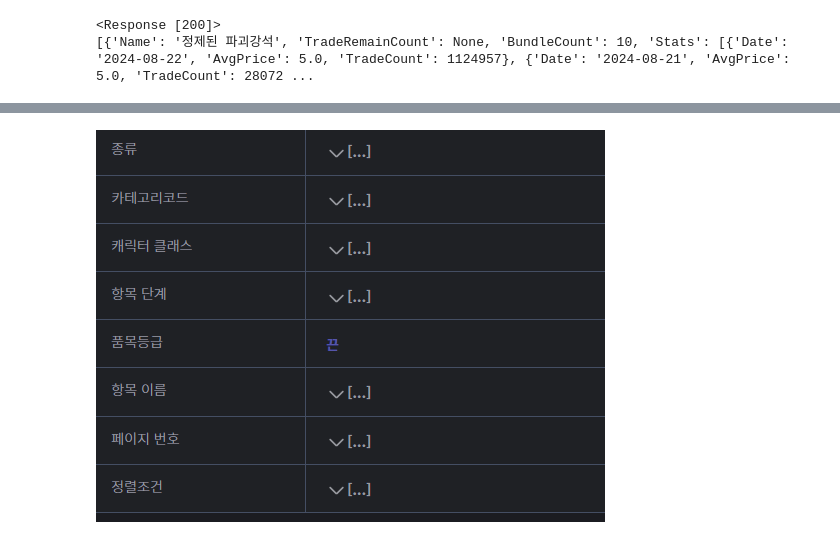
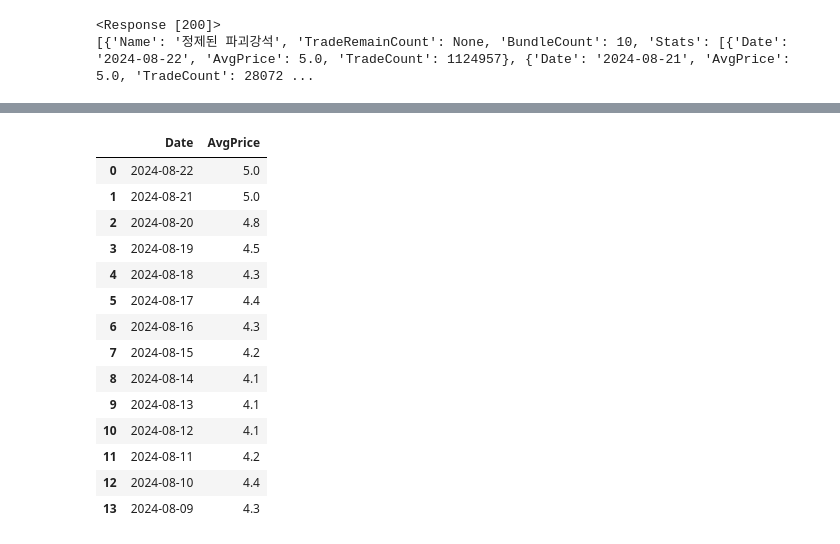
Before and after one commit to domangga/lostark_data, a Jupyter notebook: 로스트아크 데이터.ipynb, the cells around one changed output, grey strips where cells are left out. Cells and saved outputs as stored; diff of their text form; code cells hidden in the pictures.

```diff
--- a/로스트아크 데이터.ipynb
+++ b/로스트아크 데이터.ipynb
@@ -313,2 +222,18 @@ API 요청 성공
-# %% [markdown]
-![image.png](attachment:image.png)
+# %%
+df
+# %% [output]
+|  | Date | AvgPrice |
+| 0 | 2024-08-22 | 5.0 |
+| 1 | 2024-08-21 | 5.0 |
+| 2 | 2024-08-20 | 4.8 |
+| 3 | 2024-08-19 | 4.5 |
+| 4 | 2024-08-18 | 4.3 |
+| 5 | 2024-08-17 | 4.4 |
+| 6 | 2024-08-16 | 4.3 |
+| 7 | 2024-08-15 | 4.2 |
+| 8 | 2024-08-14 | 4.1 |
+| 9 | 2024-08-13 | 4.1 |
+| 10 | 2024-08-12 | 4.1 |
+| 11 | 2024-08-11 | 4.2 |
+| 12 | 2024-08-10 | 4.4 |
+| 13 | 2024-08-09 | 4.3 |
```
Also changed, not shown: parts of 4 cells of this notebook.
